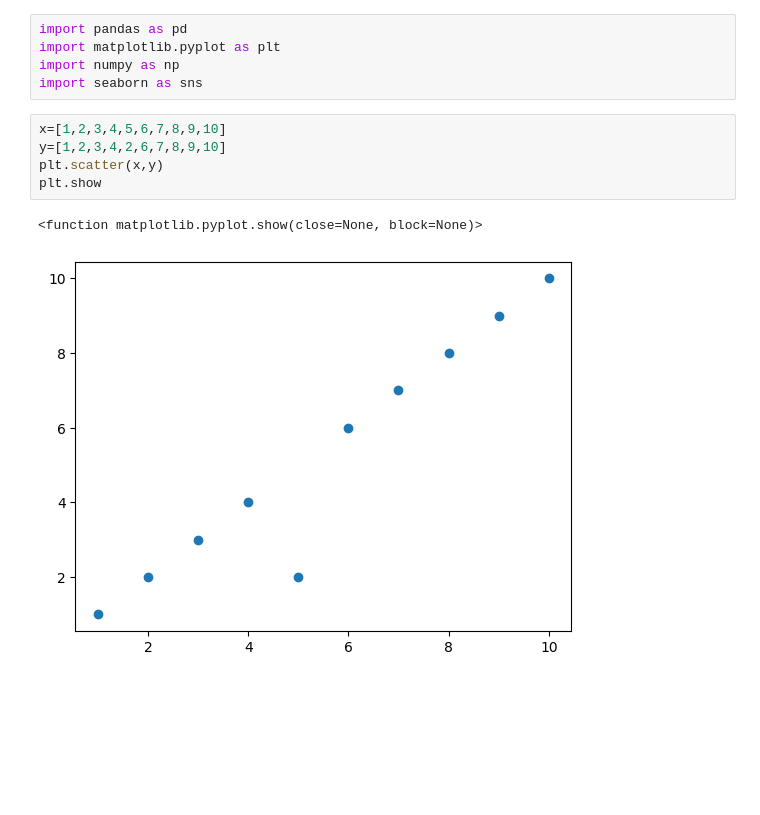
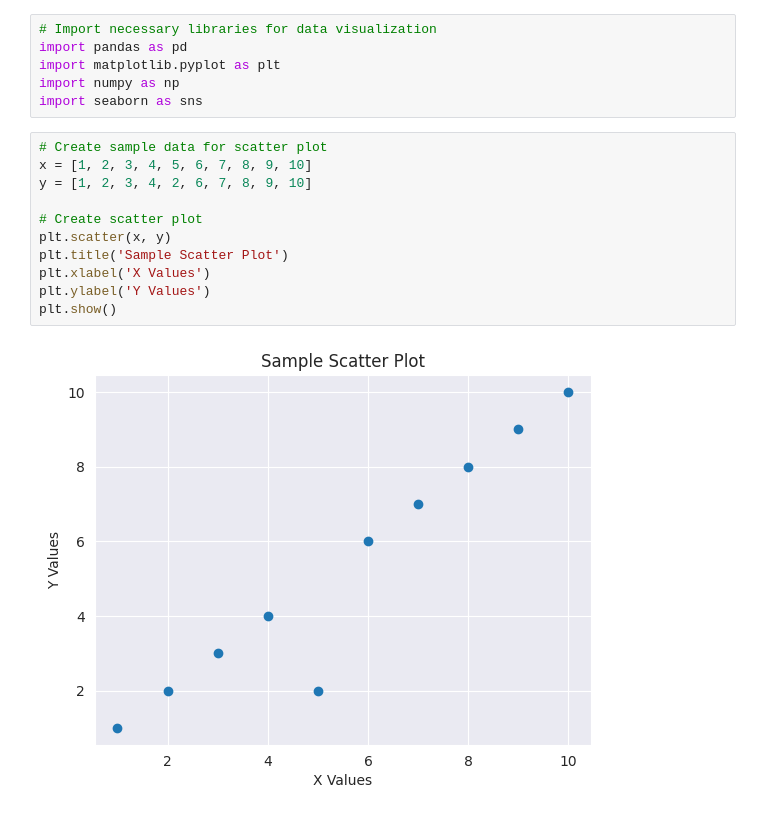
Before and after one commit to tomdkt/intro-to-data-science, a Jupyter notebook: src/week3/01-matplot-and-seaborn.ipynb, the cells around one changed output. Drawn from its saved outputs; the diff is of its cells as text; blank space fills up the shorter version.

```diff
--- a/src/week3/01-matplot-and-seaborn.ipynb
+++ b/src/week3/01-matplot-and-seaborn.ipynb
@@ -1,14 +1,20 @@
 # %%
+# Import necessary libraries for data visualization
 import pandas as pd
 import matplotlib.pyplot as plt
 import numpy as np
 import seaborn as sns
 # %%
-x=[1,2,3,4,5,6,7,8,9,10]
-y=[1,2,3,4,2,6,7,8,9,10]
-plt.scatter(x,y)
-plt.show
+# Create sample data for scatter plot
+x = [1, 2, 3, 4, 5, 6, 7, 8, 9, 10]
+y = [1, 2, 3, 4, 2, 6, 7, 8, 9, 10]
+
+# Create scatter plot
+plt.scatter(x, y)
+plt.title('Sample Scatter Plot')
+plt.xlabel('X Values')
+plt.ylabel('Y Values')
+plt.show()
 # %% [output]
-<function matplotlib.pyplot.show(close=None, block=None)>
-[figure, old version]
+[figure, new version]
 # %%
```
Also changed, not shown: parts of 5 cells of this notebook, 4 other files.
